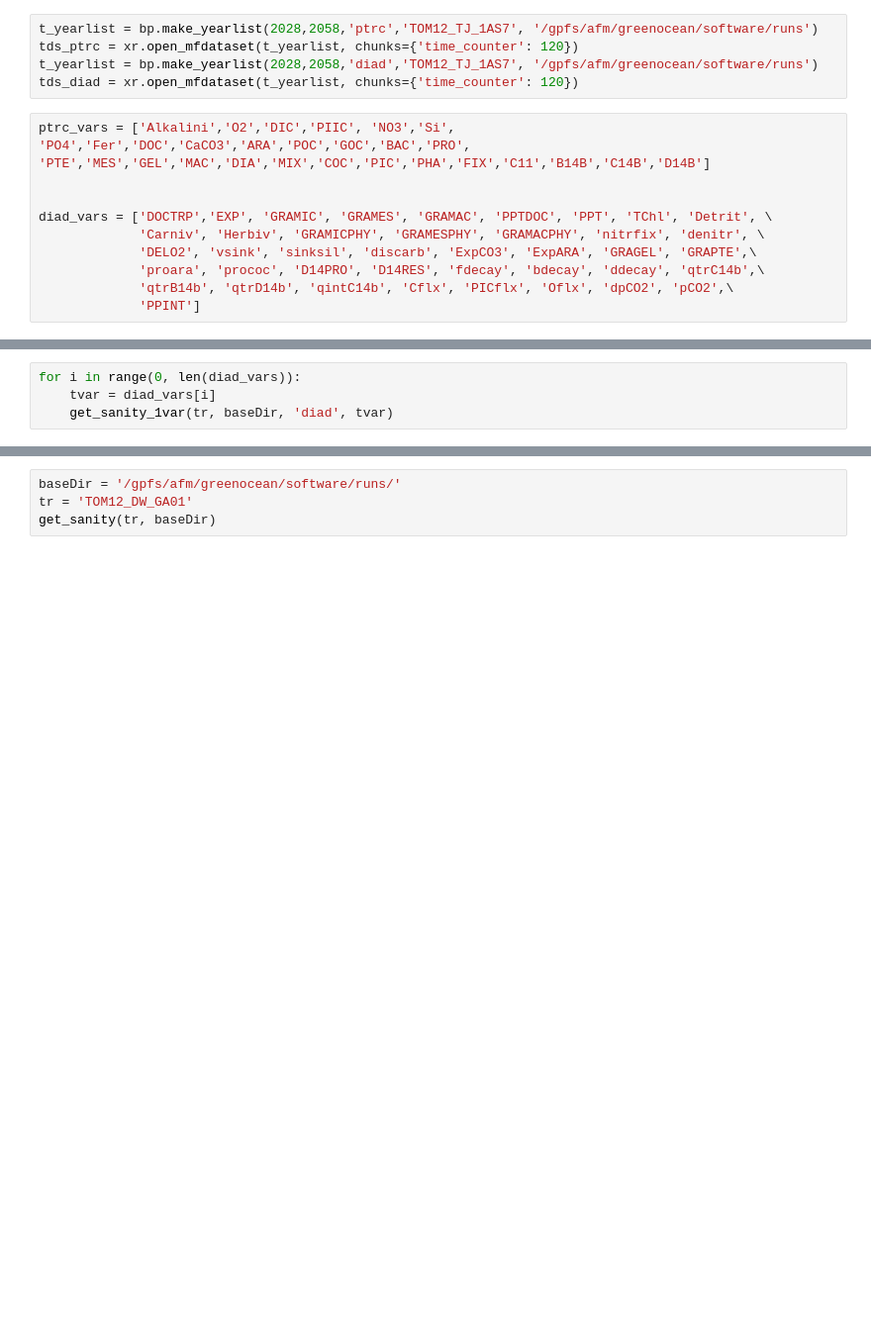
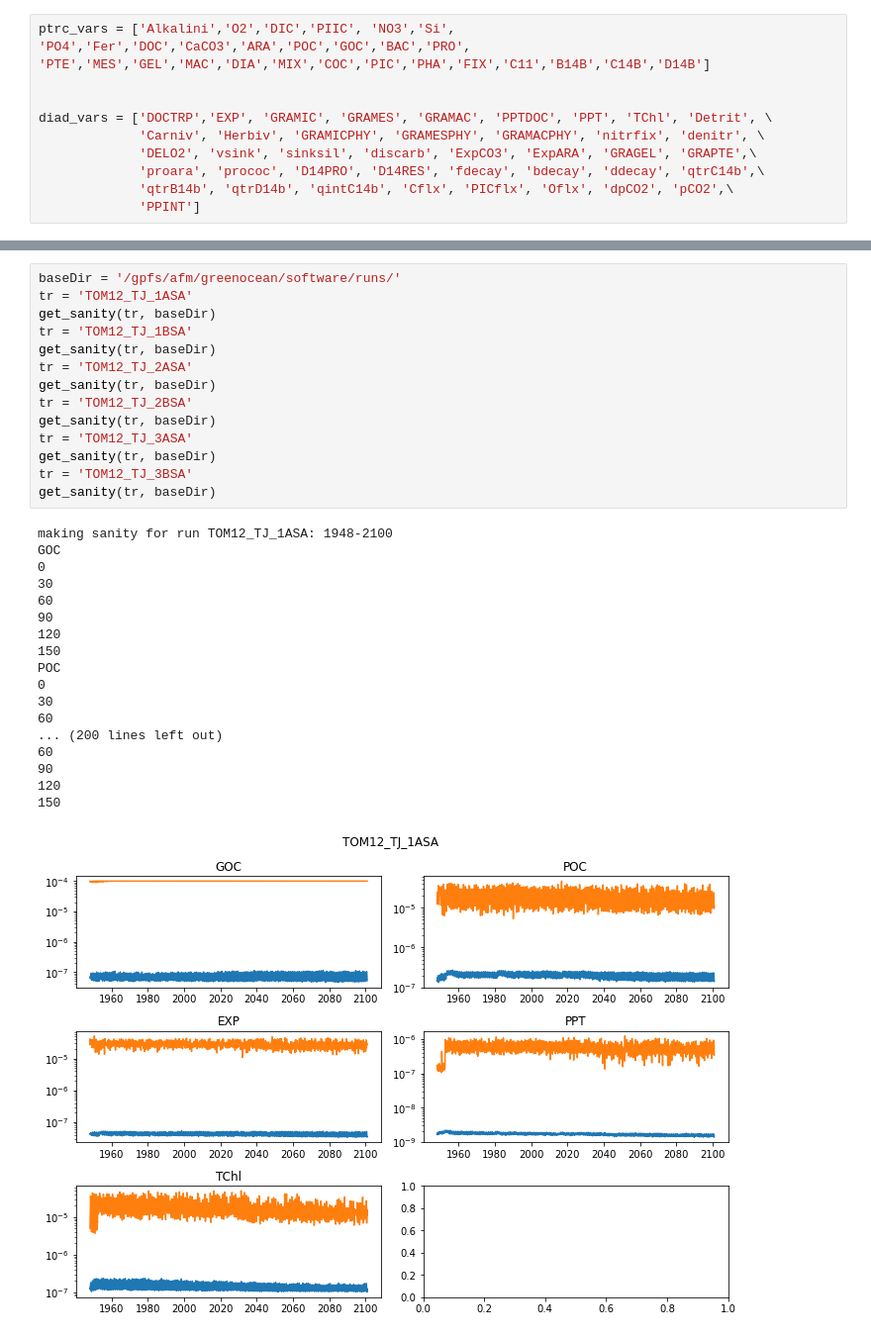
Before and after one commit to tjarnikova/SOZONE, a Jupyter notebook: MODPROC_ROBOT/MultiModelMonitor/SANITY_MONITOR.ipynb, the cells around one changed output, grey strips where cells are left out. Shown at 99% size. Saved outputs shown, nothing was run; the diff lists cells and outputs as text; blank space fills up the shorter version.

```diff
--- a/MODPROC_ROBOT/MultiModelMonitor/SANITY_MONITOR.ipynb
+++ b/MODPROC_ROBOT/MultiModelMonitor/SANITY_MONITOR.ipynb
@@ -13,11 +13,6 @@ import breakdown as bp
 import numpy as np
 # %% [output]
 Once deleted, variables cannot be recovered. Proceed (y/[n])?  y
-# %%
-t_yearlist = bp.make_yearlist(2028,2058,'ptrc','TOM12_TJ_1AS7', '/gpfs/afm/greenocean/software/runs')
-tds_ptrc = xr.open_mfdataset(t_yearlist, chunks={'time_counter': 120})
-t_yearlist = bp.make_yearlist(2028,2058,'diad','TOM12_TJ_1AS7', '/gpfs/afm/greenocean/software/runs')
-tds_diad = xr.open_mfdataset(t_yearlist, chunks={'time_counter': 120})
 # %%
 ptrc_vars = ['Alkalini','O2','DIC','PIIC', 'NO3','Si', 'PO4','Fer','DOC','CaCO3','ARA','POC','GOC','BAC','PRO',
 'PTE','MES','GEL','MAC','DIA','MIX','COC','PIC','PHA','FIX','C11','B14B','C14B','D14B']
@@ -81,4 +71,0 @@ def get_sanity_1var(tr, baseDir, vartyp, tvar, \
-# %%
-for i in range(0, len(diad_vars)):
-    tvar = diad_vars[i]
-    get_sanity_1var(tr, baseDir, 'diad', tvar)
@@ -160,4 +121,33 @@ TChl
-# %%
-baseDir = '/gpfs/afm/greenocean/software/runs/'
-tr = 'TOM12_DW_GA01'
-get_sanity(tr, baseDir)
+# %%
+baseDir = '/gpfs/afm/greenocean/software/runs/'
+tr = 'TOM12_TJ_1ASA'
+get_sanity(tr, baseDir)
+tr = 'TOM12_TJ_1BSA'
+get_sanity(tr, baseDir)
+tr = 'TOM12_TJ_2ASA'
+get_sanity(tr, baseDir)
+tr = 'TOM12_TJ_2BSA'
+get_sanity(tr, baseDir)
+tr = 'TOM12_TJ_3ASA'
+get_sanity(tr, baseDir)
+tr = 'TOM12_TJ_3BSA'
+get_sanity(tr, baseDir)
+# %% [output]
+making sanity for run TOM12_TJ_1ASA: 1948-2100
+GOC
+0
+30
+60
+90
+120
+150
+POC
+0
+30
+60
+... (200 lines left out)
+60
+90
+120
+150
+[figure, added]
```
Also changed, not shown: parts of 5 cells of this notebook, 4 other files.
